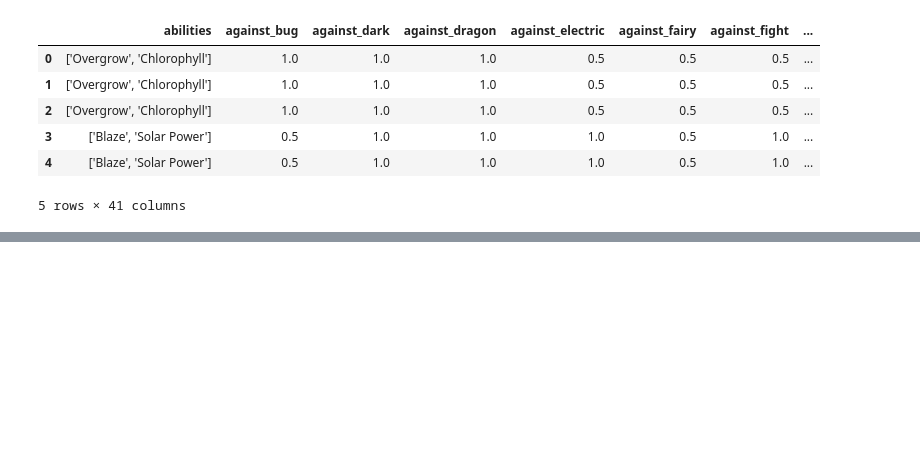
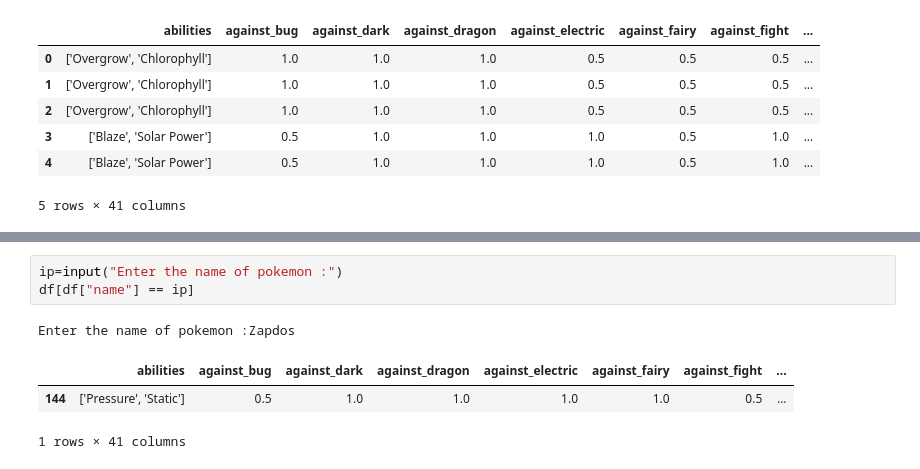
Before and after one commit to saksham1965/data-analyst, a Jupyter notebook: Untitled2.ipynb, the cells around one changed output, grey strips where cells are left out. Cells and saved outputs as stored; diff of their text form; blank space fills up the shorter version.

```diff
--- a/Untitled2.ipynb
+++ b/Untitled2.ipynb
@@ -105,0 +42,8 @@ Pokémon from generation 6:
+# %%
+ip=input("Enter the name of pokemon :")
+df[df["name"] == ip]
+# %% [output]
+Enter the name of pokemon :Zapdos
+|  | abilities | against_bug | against_dark | against_dragon | against_electric | against_fairy | against_fight | ... |
+| 144 | ['Pressure', 'Static'] | 0.5 | 1.0 | 1.0 | 1.0 | 1.0 | 0.5 | ... |
+1 rows × 41 columns
```
Also changed, not shown: parts of 7 cells of this notebook.
